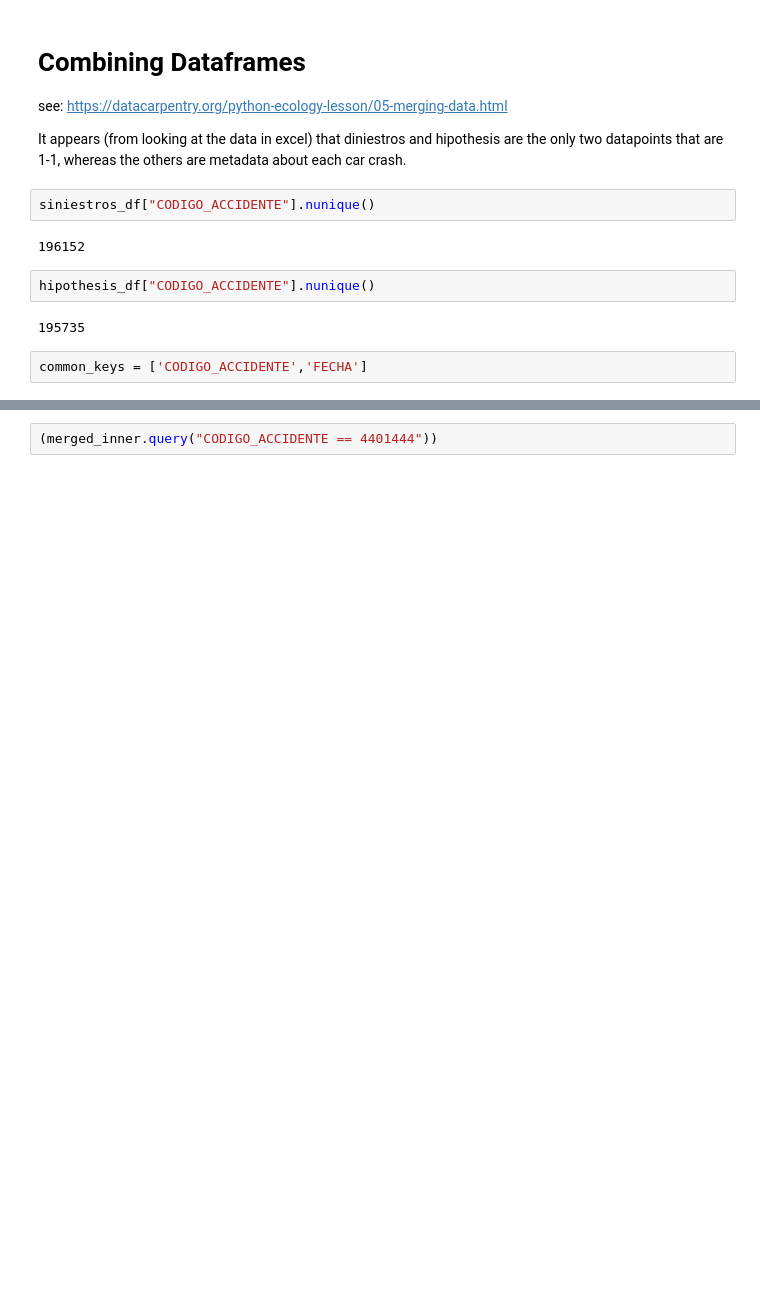
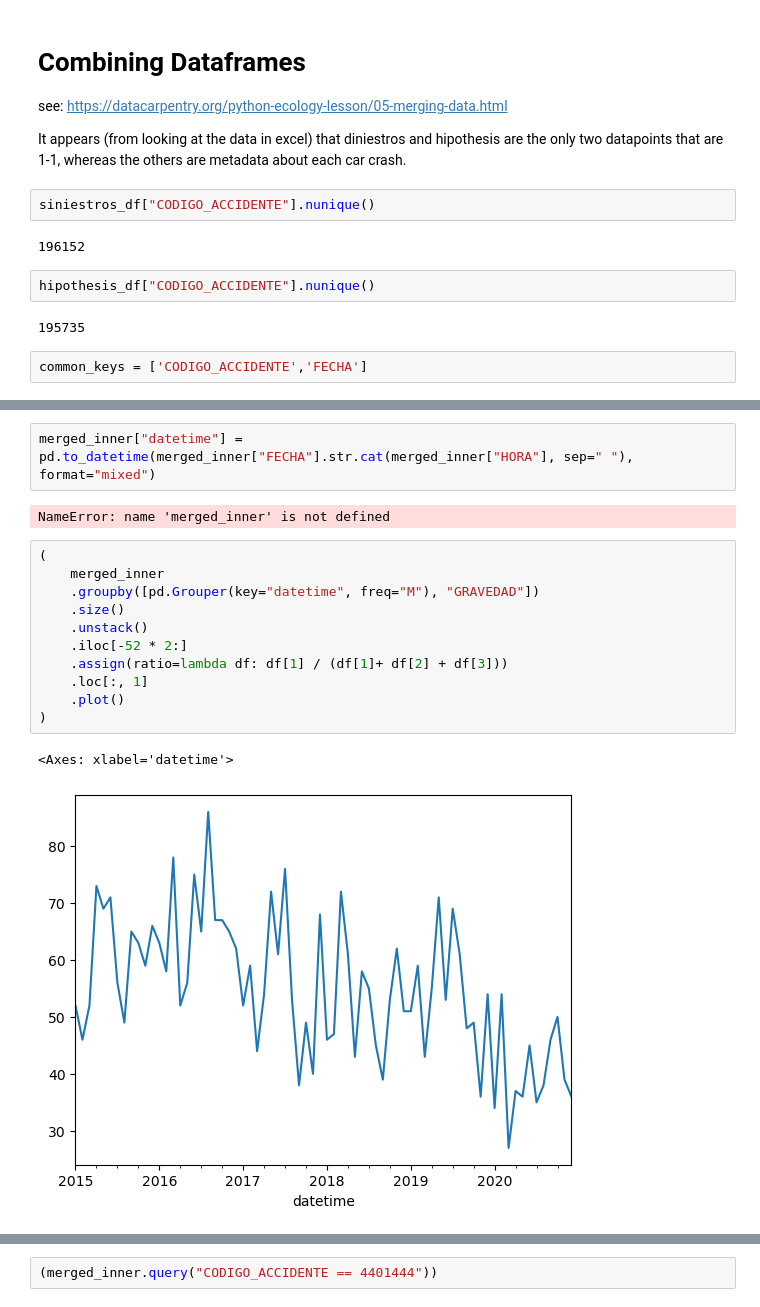
Before and after one commit to dandeandean/Road-Accident-Datamining-Model, a Jupyter notebook: parsing_excel.ipynb, the cells around one changed output, grey strips where cells are left out. Cells and saved outputs as stored; diff of their text form; blank space fills up the shorter version.

```diff
--- a/parsing_excel.ipynb
+++ b/parsing_excel.ipynb
@@ -27,0 +31,18 @@ merged_inner = pd.merge(left=siniestros_df, right=hipothesis_df, left_on=common_
+# %%
+merged_inner["datetime"] = pd.to_datetime(merged_inner["FECHA"].str.cat(merged_inner["HORA"], sep=" "), format="mixed")
+# %% [output]
+NameError: name 'merged_inner' is not defined
+# %%
+(
+    merged_inner
+    .groupby([pd.Grouper(key="datetime", freq="M"), "GRAVEDAD"])
+    .size()
+    .unstack()
+    .iloc[-52 * 2:]
+    .assign(ratio=lambda df: df[1] / (df[1]+ df[2] + df[3]))
+    .loc[:, 1]
+    .plot()
+)
+# %% [output]
+<Axes: xlabel='datetime'>
+[figure, added]
```
Also changed, not shown: parts of 17 cells of this notebook, 6 other files.
